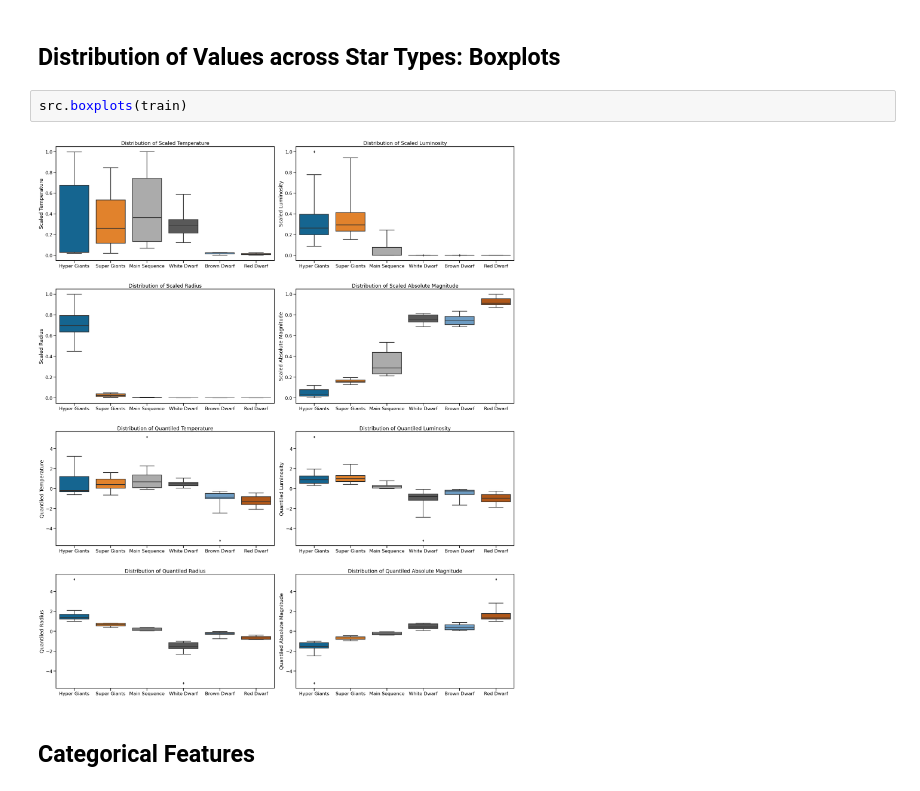
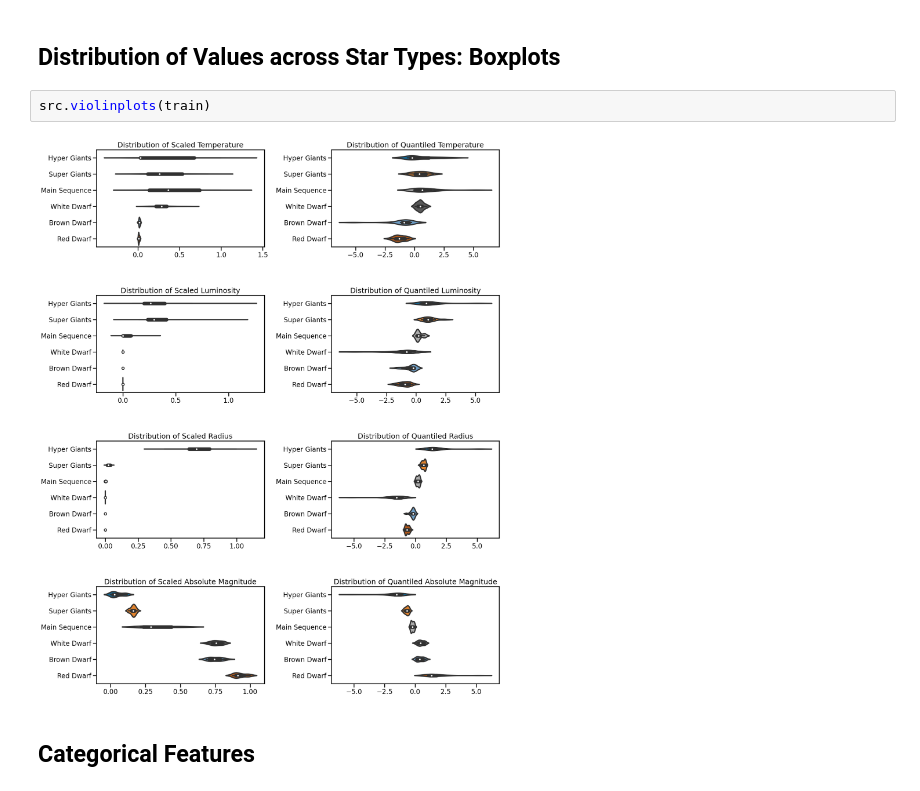
Before and after one commit to Promeos/Stellar_Classification, a Jupyter notebook: Final-Report.ipynb, the cells around one changed output. Saved outputs shown, nothing was run; the diff lists cells and outputs as text.

```diff
--- a/Final-Report.ipynb
+++ b/Final-Report.ipynb
@@ -288,9 +302,9 @@ src.two_d_scatter(train)
 # %% [markdown]
 ## Distribution of Values across Star Types: Boxplots
 # %%
-src.boxplots(train)
+src.violinplots(train)
 # %% [output]
-[figure, old version]
+[figure, new version]
 # %% [markdown]
 ## Categorical Features
 # %%
```
Also changed, not shown: parts of 28 cells of this notebook, 4 other files.
